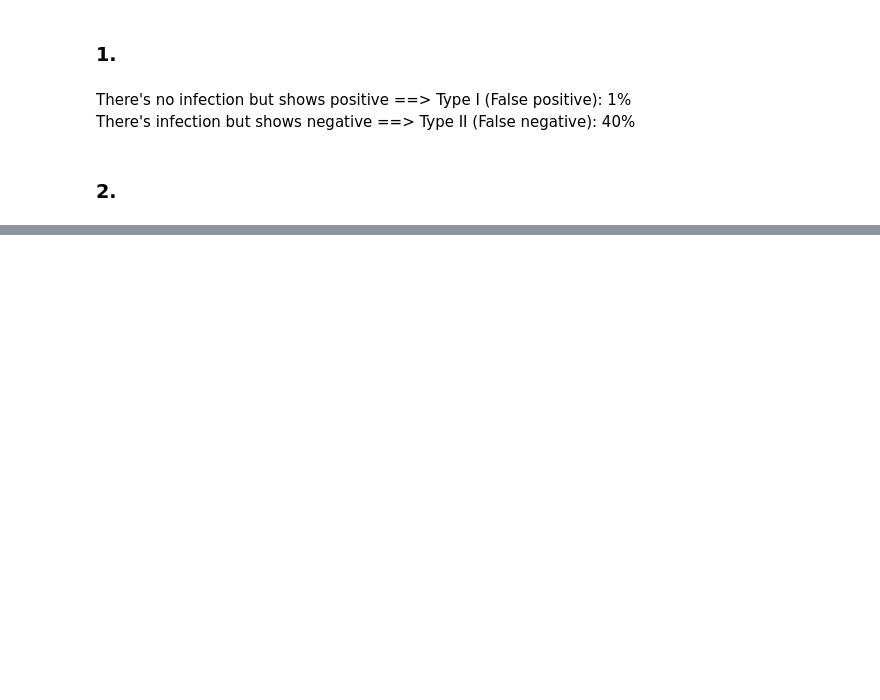
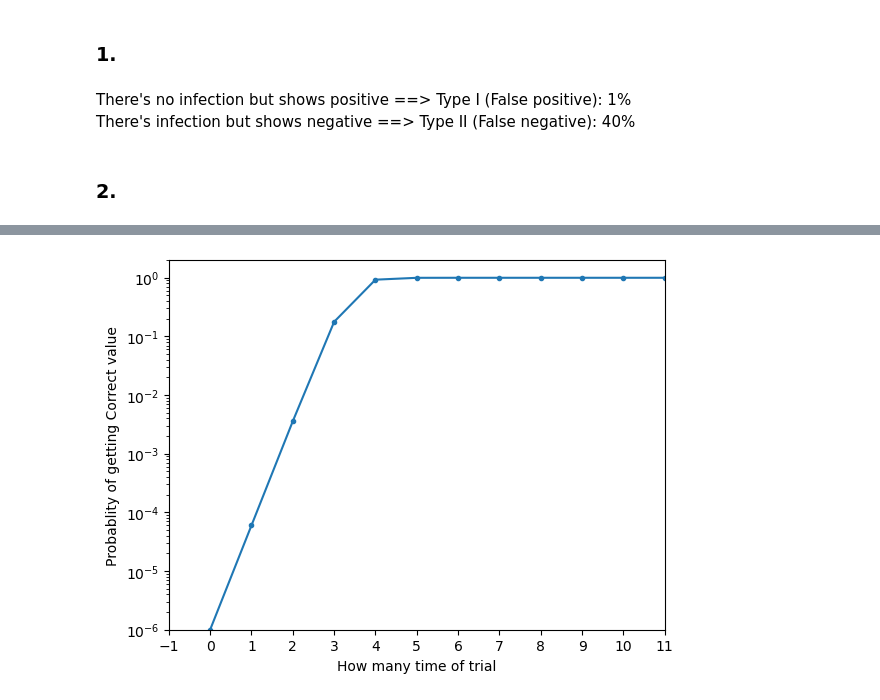
Before and after one commit to aotownsend/StatMethods2022, a Jupyter notebook: submissions/week8/Exercise_PeiHsuan/Exercise 8-2.ipynb, the cells around one changed output, grey strips where cells are left out. Cells and saved outputs as stored; diff of their text form; code cells hidden in the pictures; blank space fills up the shorter version.

```diff
--- a/submissions/week8/Exercise_PeiHsuan/Exercise 8-2.ipynb
+++ b/submissions/week8/Exercise_PeiHsuan/Exercise 8-2.ipynb
@@ -13,22 +13,3 @@ There's no infection but shows positive ==> Type I (False positive):  1%
 There's infection but shows negative ==> Type II (False negative):  40%
 # %% [markdown]
 ### 2.
-# %%
-# make a bayesian probability function
-def result(prior):
-    result = (0.6*prior)/(prior*0.6+(1-prior)*0.01)
-    return result
-
-# this is covid prevalence in the general population
-prior = 1e-6
-prob_list = [1e-6,]
-x = [0,]
-
-# repeat the test for 20 times
-for i in range(20):
-    if i ==0:
-        p = result(prior)
-    if i !=0:
-        p = result(p)
-    prob_list.append(p)
-    x.append(i+1)
@@ -48,0 +101,28 @@ plt.show()
+# %%
+# this is covid prevalence in the general population
+prior = 1e-6
+corr_prob = [1e-6,]
+x = [0,]
+
+# repeat the test for 20 times
+for i in range(20):
+    if i ==0:
+        p = pos_s(prior)
+    if i !=0:
+        p = pos_s(p)
+    corr_prob.append(p)
+    x.append(i+1)
+# %%
+xlocator = MultipleLocator(1)
+
+plt.plot(np.array(x), np.array(corr_prob), marker = '.')
+plt.ylim([1e-6, 2])
+plt.xlim([-1, 11])
+plt.xlabel("How many time of trial")
+plt.ylabel("Probablity of getting Correct value")
+plt.yscale('log')
+ax = plt.gca()
+ax.xaxis.set_major_locator(xlocator)
+plt.show()
+# %% [output]
+[figure, added]
```
Also changed, not shown: parts of 14 cells of this notebook.
